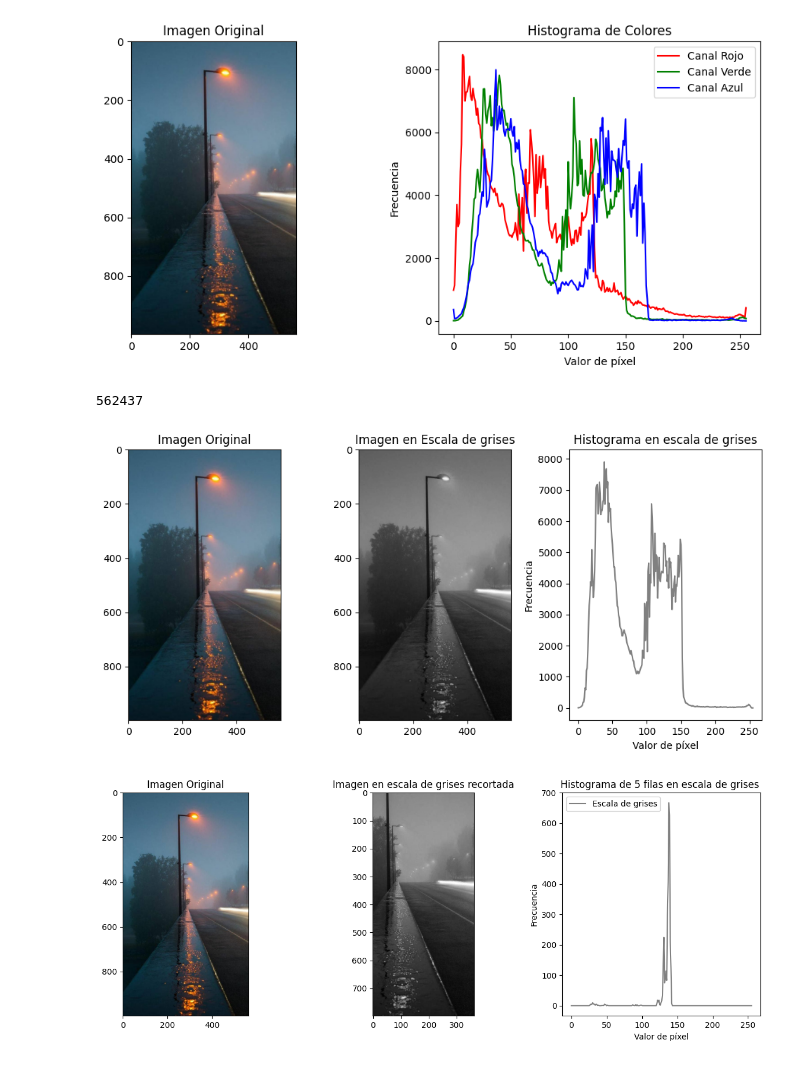
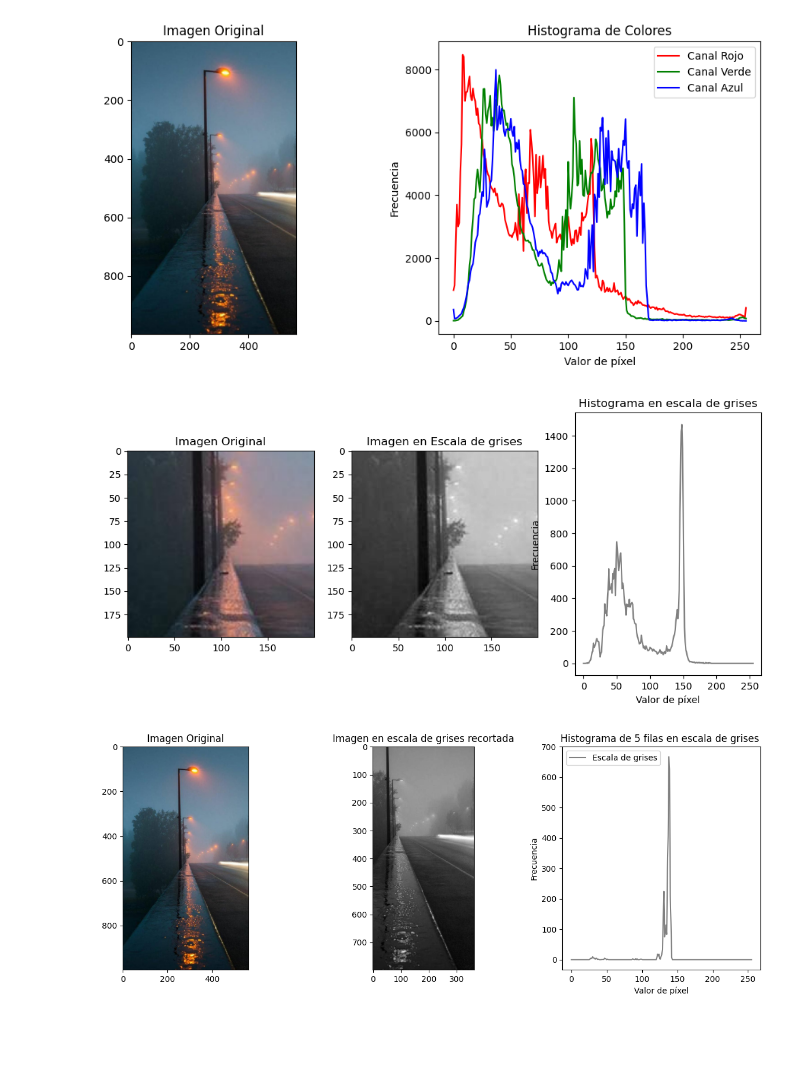
Before and after one commit to Nancy-07/visiona_prac2, a Jupyter notebook: Histograma.ipynb, the cells around one changed output. Saved outputs shown, nothing was run; the diff lists cells and outputs as text; code cells hidden in the pictures; blank space fills up the shorter version.

Commit message:
recorte listo

```diff
--- a/Histograma.ipynb
+++ b/Histograma.ipynb
@@ -42,36 +42,51 @@ histograma('rain.jpeg')
 [figure]
 # %%
 def gray(imagen):
-    imagen = cv2.imread(imagen)
     imagen_gris = np.zeros((imagen.shape[0], imagen.shape[1]), dtype=np.uint8)
-    valores_gris = np.zeros(256)
     for i in range(imagen.shape[0]):
         for j in range(imagen.shape[1]):
             r, g, b = imagen[i, j]
             gris = int(0.299 * r + 0.587 * g + 0.114 * b)
             imagen_gris[i, j] = gris
-            valores_gris[gris] = valores_gris[gris] + 1
+    return imagen_gris
 
-    fig, axs = plt.subplots(1, 3, figsize=(12, 5))
-    ax1, ax2, ax3 = axs.flatten()
-    ax1.imshow(cv2.cvtColor(imagen, cv2.COLOR_BGR2RGB))
-    ax1.set_title('Imagen Original')
+def grayHist(imagen_gris):
+    valores_gris = np.zeros(256)
+    for i in range(imagen_gris.shape[0]):
+        for j in range(imagen_gris.shape[1]):
+            valores_gris[imagen_gris[i, j]] += 1
+    return valores_gris
 
-    ax2.set_title('Imagen en Escala de grises')
-    ax2.imshow(imagen_gris, cmap='gray')
+imagen = cv2.imread('rain.jpeg')
+alto, ancho = imagen.shape[:2]
+centro_x, centro_y = ancho // 2, alto // 2
+tamanio_recorte = 200
+x1 = centro_x - (tamanio_recorte // 2)
+x2 = centro_x + (tamanio_recorte // 2)
+y1 = centro_y - (tamanio_recorte // 2)
+y2 = centro_y + (tamanio_recorte // 2)
 
-    ax3.set_title('Histograma en escala de grises')
-    ax3.set_xlabel('Valor de píxel')
-    ax3.set_ylabel('Frecuencia')
-    ax3.plot(valores_gris, color='gray')
+imagenRecortada = imagen[y1:y2, x1:x2]
+imagenRecortada =   imagen[y1:y2, x1:x2]
 
-    print(np.size(imagen_gris))
+fig, axs = plt.subplots(1, 3, figsize=(12, 5))
+ax1, ax2, ax3 = axs.flatten()
+ax1.imshow(cv2.cvtColor(imagenRecortada, cv2.COLOR_BGR2RGB))
+ax1.set_title('Imagen Original')
 
+imagen_gris = gray(imagenRecortada)
 
-gray('rain.jpeg')
+ax2.set_title('Imagen en Escala de grises')
+ax2.imshow(imagen_gris, cmap='gray')
+
+ax3.set_title('Histograma en escala de grises')
+ax3.set_xlabel('Valor de píxel')
+ax3.set_ylabel('Frecuencia')
+ax3.plot(grayHist(imagen_gris), color='gray')
+
+plt.show()
 # %% [output]
-562437
-[figure, old version]
+[figure, new version]
 # %%
 
 def histograma(imagen):
```
